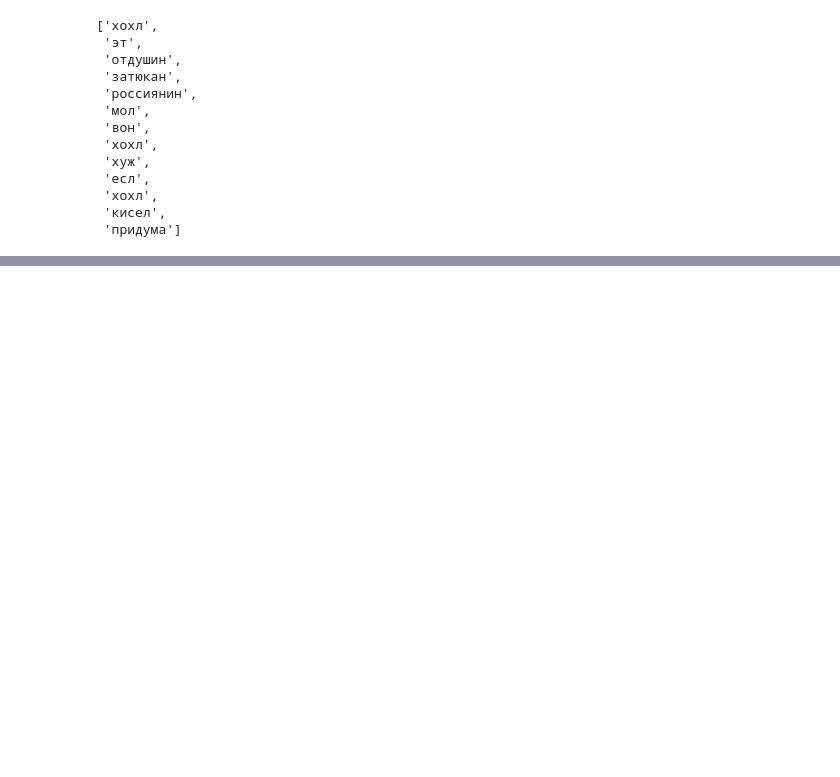
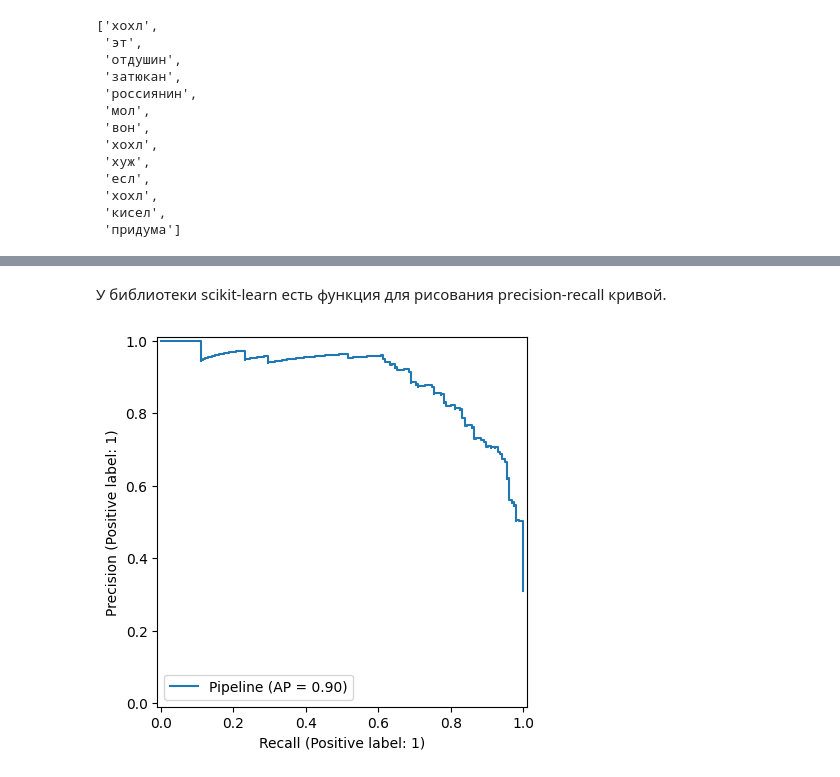
Before and after one commit to RandomToga/toxic_comments, a Jupyter notebook: toxic_comments.ipynb, the cells around one changed output, grey strips where cells are left out. Cells and saved outputs as stored; diff of their text form; code cells hidden in the pictures; blank space fills up the shorter version.

```diff
--- a/toxic_comments.ipynb
+++ b/toxic_comments.ipynb
@@ -50,7 +57,7 @@ from sklearn.model_selection import GridSearchCV
 # %% [markdown]
 ## Анализ данных (EDA)
 # %%
-df = pd.read_csv("./data/labeled.csv", sep=",")
+df = pd.read_csv("./labeled.csv", sep=",")
 # %%
 df.shape
 # %% [output]
@@ -225,0 +266,8 @@ tokenize_sentence(sentence_example)
+# %%
+model_pipeline = Pipeline([
+    ("vectorizer", TfidfVectorizer(tokenizer=lambda x: tokenize_sentence(x, remove_stop_words=True))),
+    ("model", LogisticRegression(random_state=0))
+]
+)
+# %%
+model_pipeline.fit(train_df["comment"], train_df["toxic"])
@@ -225,0 +301,2 @@ tokenize_sentence(sentence_example)
+# %% [markdown]
+У библиотеки scikit-learn  есть функция для рисования precision-recall кривой.
@@ -225,0 +308,9 @@ tokenize_sentence(sentence_example)
+# %%
+PrecisionRecallDisplay.from_estimator(
+    estimator=model_pipeline,
+    X=test_df["comment"],
+    y=test_df["toxic"]
+)
+plt.show()
+# %% [output]
+[figure, added]
```
Also changed, not shown: parts of 70 cells of this notebook, 1 other file.
